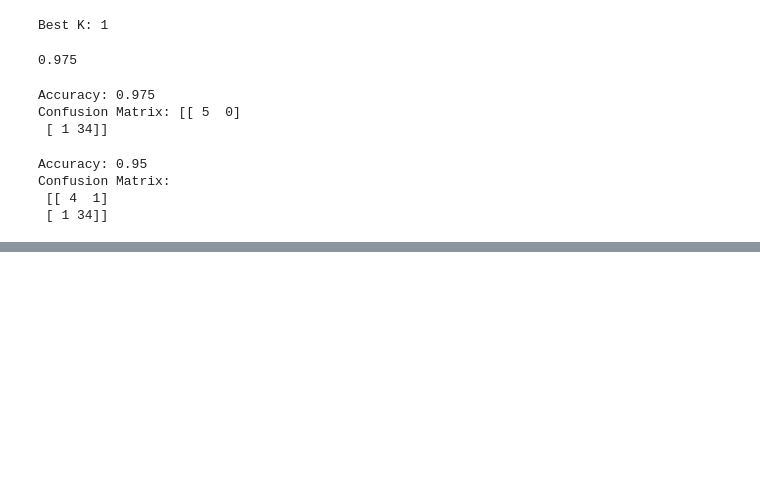
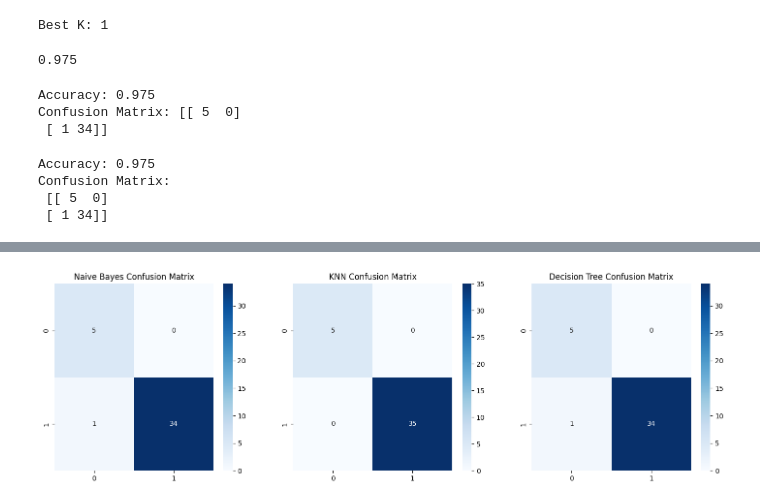
Before and after one commit to VashuTheGreat/MODELS, a Jupyter notebook: GLOBAL_POLUTION-KNN-DECISION_TREE-NAIB/main.ipynb, the cells around one changed output, grey strips where cells are left out. Saved outputs shown, nothing was run; the diff lists cells and outputs as text; code cells hidden in the pictures; blank space fills up the shorter version.

```diff
--- a/GLOBAL_POLUTION-KNN-DECISION_TREE-NAIB/main.ipynb
+++ b/GLOBAL_POLUTION-KNN-DECISION_TREE-NAIB/main.ipynb
@@ -138,0 +133,19 @@ y_pred=modelNB.predict(x_test)
+# %%
+from sklearn.naive_bayes import MultinomialNB
+from sklearn.metrics import accuracy_score, confusion_matrix
+
+# Initialize the Multinomial Naive Bayes model
+modelNB = MultinomialNB()
+
+# Fit the model to the training data
+modelNB.fit(x_train, y_train)
+
+# Predict on the test data
+y_pred = modelNB.predict(x_test)
+
+# Evaluate the model
+accuracy = accuracy_score(y_test, y_pred)
+print("Accuracy:", accuracy)
+
+conf_matrix = confusion_matrix(y_test, y_pred)
+print("Confusion Matrix:\n", conf_matrix)
@@ -207,14 +225,61 @@ y_pred=modelDT.predict(x_test)
 # %%
 from sklearn.metrics import accuracy_score, confusion_matrix
 
-# Correct variable names
-accuracy = accuracy_score(y_test, y_pred)  # Do not overwrite function name
+
+accuracy = accuracy_score(y_test, y_pred)
 print("Accuracy:", accuracy)
 
-conf_matrix = confusion_matrix(y_test, y_pred)  # Do not overwrite function name
+conf_matrix = confusion_matrix(y_test, y_pred)
 print("Confusion Matrix:\n", conf_matrix)
 # %% [output]
-Accuracy: 0.95
+Accuracy: 0.975
 Confusion Matrix:
- [[ 4  1]
+ [[ 5  0]
  [ 1 34]]
+# %%
+from sklearn.metrics import classification_report
+
+# Model Comparison
+
+# Compare the performance of the three classifiers based on accuracy, confusion matrix, and other relevant metrics.
+# Visualize the results using confusion matrices and classification reports.
+
+# Actionable Insights
+
+# Highlight key findings about pollution levels in different countries and how they impact energy recovery.
+# Recommend policies for reducing pollution based on model insights.
+# Model Comparison
+
+# Compare the performance of the three classifiers based on accuracy, confusion matrix, and other relevant metrics.
+
+# Naive Bayes Model
+print("Naive Bayes Model:")
+print("Accuracy:", accuracy_score(y_test, y_pred))
+print("Confusion Matrix:\n", conf_matrix)
+print("Classification Report:\n", classification_report(y_test, y_pred))
+
+# K-Nearest Neighbors Model
+knn_model = KNeighborsClassifier(n_neighbors=best_k)
+knn_model.fit(x_train, y_train)
+knn_y_pred = knn_model.predict(x_test)
+print("\nK-Nearest Neighbors Model:")
+print("Accuracy:", accuracy_score(y_test, knn_y_pred))
+print("Confusion Matrix:\n", confusion_matrix(y_test, knn_y_pred))
+print("Classification Report:\n", classification_report(y_test, knn_y_pred))
+
+# Decision Tree Model
+print("\nDecision Tree Model:")
+print("Accuracy:", accuracy_score(y_test, y_pred))
+print("Confusion Matrix:\n", conf_matrix)
+print("Classification Report:\n", classification_report(y_test, y_pred))
+
+# Visualize Confusion Matrices
+fig, axes = plt.subplots(1, 3, figsize=(18, 5))
+sns.heatmap(conf_matrix, annot=True, fmt='d', cmap='Blues', ax=axes[0])
+axes[0].set_title("Naive Bayes Confusion Matrix")
+sns.heatmap(confusion_matrix(y_test, knn_y_pred), annot=True, fmt='d', cmap='Blues', ax=axes[1])
+axes[1].set_title("KNN Confusion Matrix")
+sns.heatmap(conf_matrix, annot=True, fmt='d', cmap='Blues', ax=axes[2])
+axes[2].set_title("Decision Tree Confusion Matrix")
+plt.show()
+# %% [output]
@@ -220,0 +303 @@ Confusion Matrix:
+[figure, added]
```
Also changed, not shown: parts of 4 cells of this notebook.
